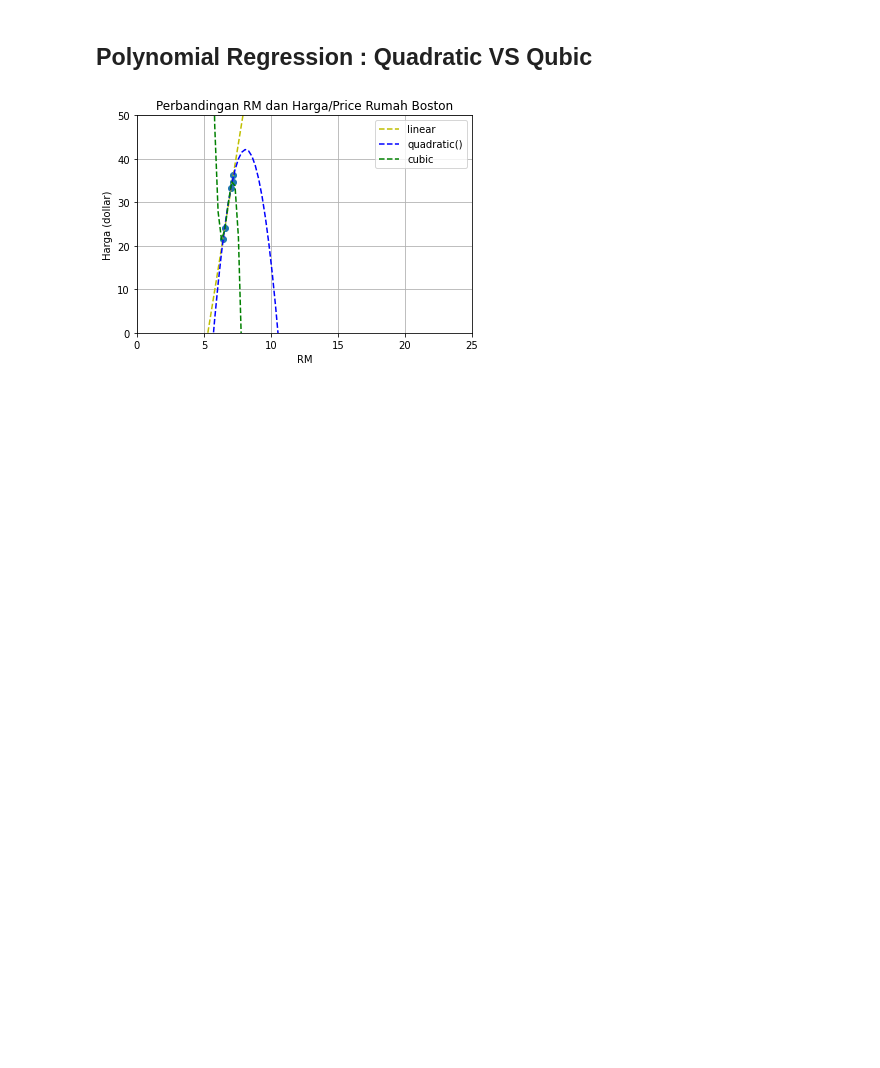
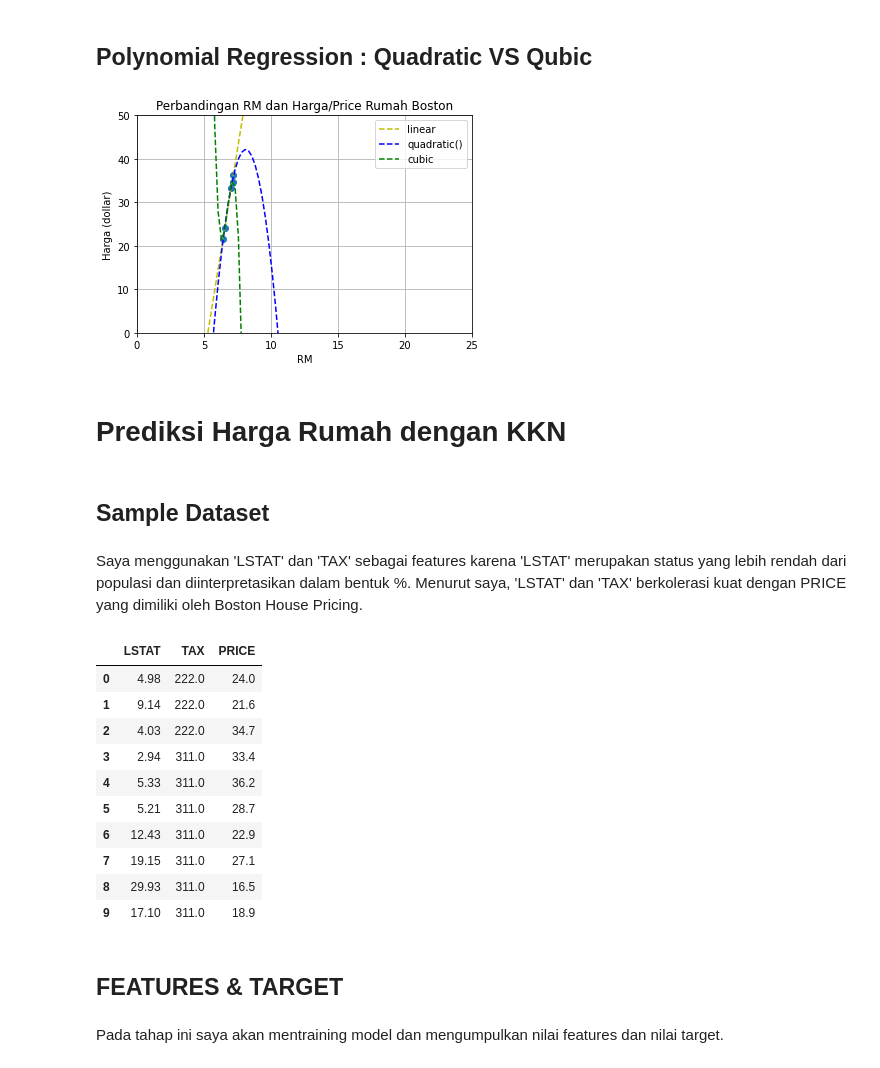
Before and after one commit to EunikeTirzaKerenhapukh/Data-Science, a Jupyter notebook: UTS Pengenalan Data Science .ipynb, the cells around one changed output. Saved outputs shown, nothing was run; the diff lists cells and outputs as text; code cells hidden in the pictures; blank space fills up the shorter version.

Commit message:
UTS Data Science Commit #4
Penambahan kode untuk melakukan prediksi harga dengan menggunakan KKN (Menyiapkan Sample Dataset, menentukan Features & Target, melakukan Preprocessing Dataset)

```diff
--- a/UTS Pengenalan Data Science .ipynb
+++ b/UTS Pengenalan Data Science .ipynb
@@ -528,3 +528,33 @@ plt.grid(True)
 plt.show()
 # %% [output]
 [figure]
+# %% [markdown]
+# Prediksi Harga Rumah dengan KKN
+# %% [markdown]
+## Sample Dataset
+# %% [markdown]
+Saya menggunakan 'LSTAT' dan 'TAX' sebagai features karena  'LSTAT' merupakan status yang lebih rendah dari populasi dan diinterpretasikan dalam bentuk %. Menurut saya, 'LSTAT' dan 'TAX' berkolerasi kuat dengan PRICE yang dimiliki oleh Boston House Pricing.
+# %%
+import pandas as pd
+
+boston_kkn = {'LSTAT':[4.98, 9.14, 4.03, 2.94, 5.33,5.21,12.43,19.15,29.93, 17.10],
+          'TAX':[222.0,222.0,222.0, 311.0,311.0,311.0,311.0, 311.0, 311.0, 311.0],
+         'PRICE':[24, 21.6,34.7, 33.4, 36.2, 28.7, 22.9, 27.1, 16.5, 18.9]}
+boston_df = pd.DataFrame(boston_kkn)
+boston_df
+# %% [output]
+|  | LSTAT | TAX | PRICE |
+| 0 | 4.98 | 222.0 | 24.0 |
+| 1 | 9.14 | 222.0 | 21.6 |
+| 2 | 4.03 | 222.0 | 34.7 |
+| 3 | 2.94 | 311.0 | 33.4 |
+| 4 | 5.33 | 311.0 | 36.2 |
+| 5 | 5.21 | 311.0 | 28.7 |
+| 6 | 12.43 | 311.0 | 22.9 |
+| 7 | 19.15 | 311.0 | 27.1 |
+| 8 | 29.93 | 311.0 | 16.5 |
+| 9 | 17.10 | 311.0 | 18.9 |
+# %% [markdown]
+## FEATURES & TARGET
+# %% [markdown]
+Pada tahap ini saya akan mentraining model dan mengumpulkan nilai features dan nilai target.
```
Also changed, not shown: parts of 7 cells of this notebook.
